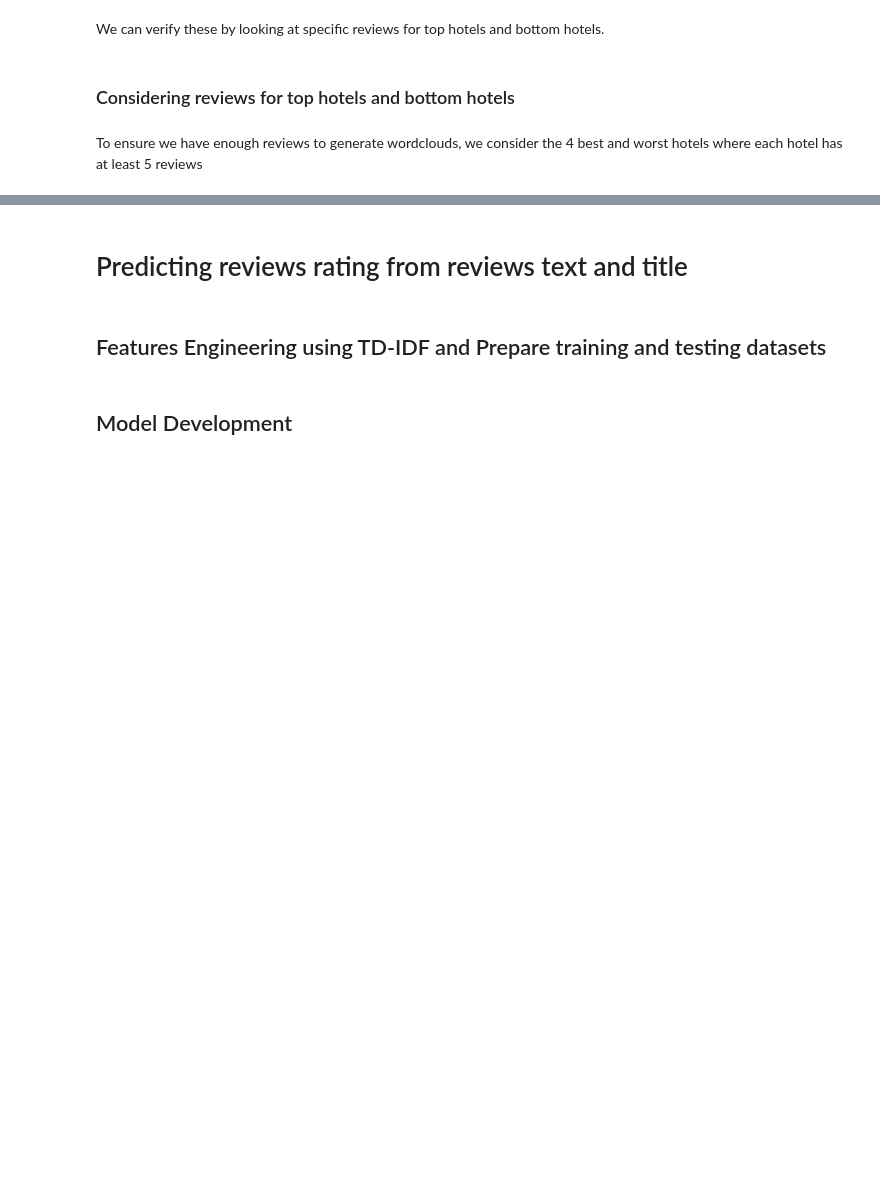
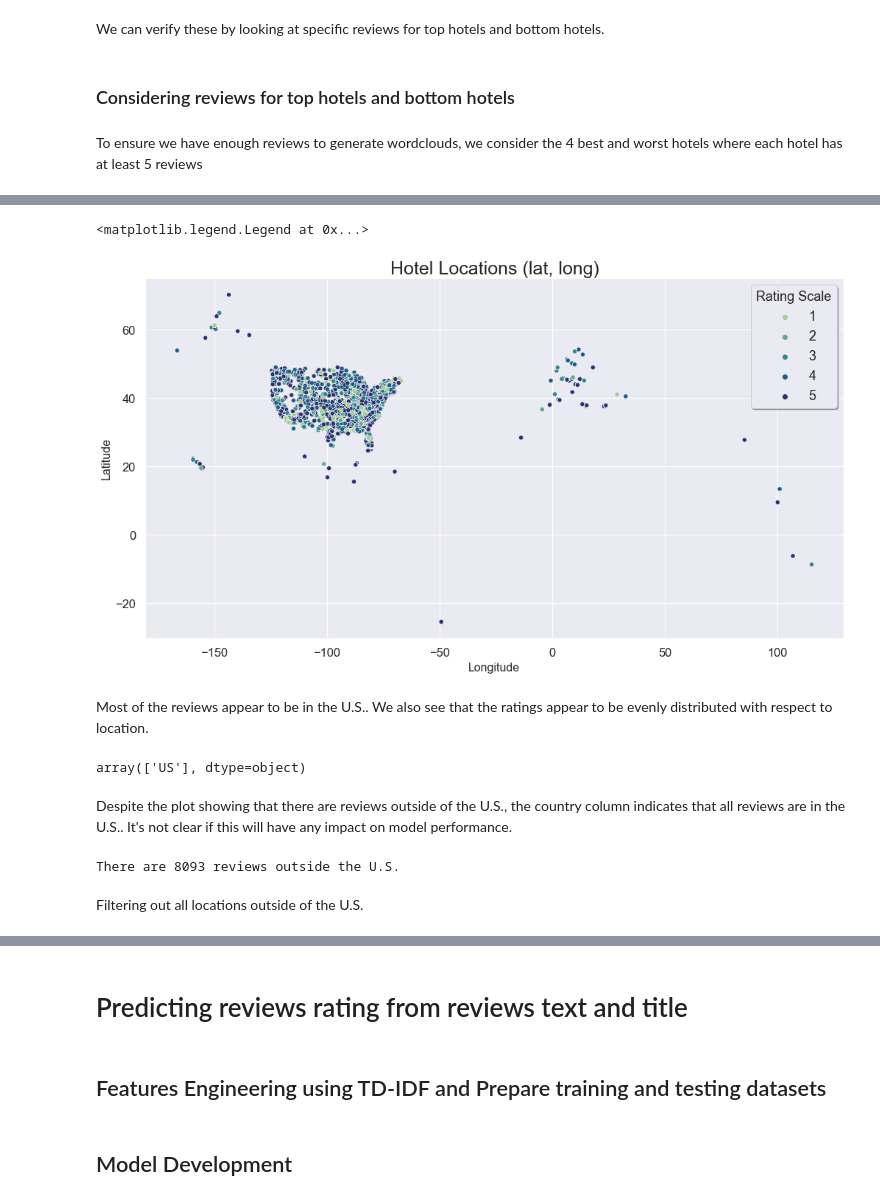
Before and after one commit to joehigh/IEOR4523_Project, a Jupyter notebook: Text_Analysis_Joe.ipynb, the cells around one changed output, grey strips where cells are left out. Cells and saved outputs as stored; diff of their text form; code cells hidden in the pictures; blank space fills up the shorter version.

```diff
--- a/Text_Analysis_Joe.ipynb
+++ b/Text_Analysis_Joe.ipynb
@@ -845,0 +854,20 @@ plt.legend(fontsize='medium', title='Rating Scale', shadow='True', frameon='True
+# %%
+sns.set(rc={"figure.figsize":(17, 9)}, font_scale=1.5)
+p=sns.scatterplot(data=df_int, x='longitude', y='latitude', hue='rating',
+                markers='.', legend='full',palette='crest')
+
+p.set_title('Hotel Locations (lat, long)', fontsize = 25)
+p.set_xlabel("Longitude", fontsize = 16)
+p.set_ylabel("Latitude", fontsize = 16)
+plt.legend(fontsize='medium', title='Rating Scale', shadow='True', frameon='True')
+# %% [output]
+<matplotlib.legend.Legend at 0x...>
+[figure, added]
+# %% [markdown]
+Most of the reviews appear to be in the U.S.. We also see that the ratings appear to be evenly distributed with respect to location.
+# %%
+df.country.unique()
+# %% [output]
+array(['US'], dtype=object)
+# %% [markdown]
+Despite the plot showing that there are reviews outside of the U.S., the country column indicates that all reviews are in the U.S.. It's not clear if this will have any impact on model performance.
@@ -845,0 +877,6 @@ plt.legend(fontsize='medium', title='Rating Scale', shadow='True', frameon='True
+# %%
+print('There are',len(df) - len(df_US),'reviews outside the U.S.')
+# %% [output]
+There are 8093 reviews outside the U.S.
+# %% [markdown]
+Filtering out all locations outside of the U.S.
```
Also changed, not shown: parts of 144 cells of this notebook.
